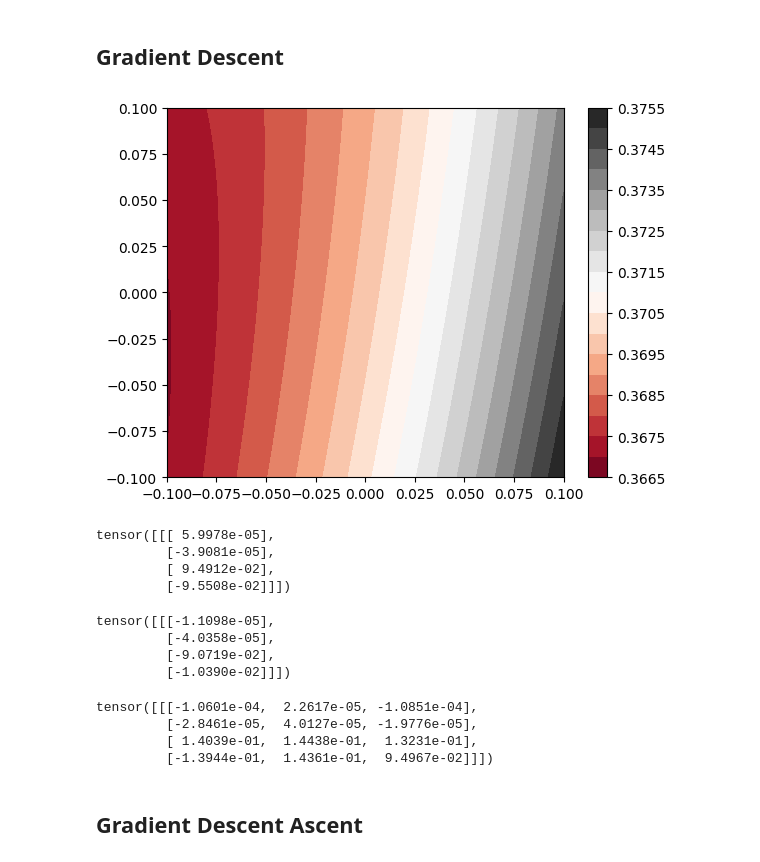
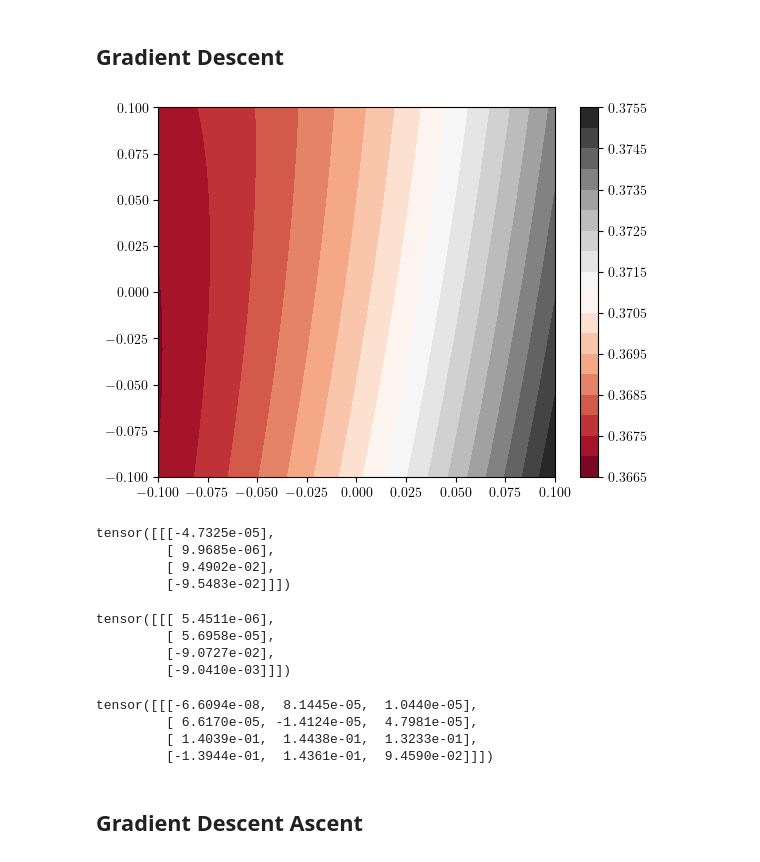
Before and after one commit to jingwei91hu/ActiveTracking, a Jupyter notebook: Autograd_Active_Tracking.ipynb, the cells around one changed output. Cells and saved outputs as stored; diff of their text form; code cells hidden in the pictures.

```diff
--- a/Autograd_Active_Tracking.ipynb
+++ b/Autograd_Active_Tracking.ipynb
@@ -40,3 +61,20 @@ range_u_t = [-0.001,0.001]
 #default is range sensor
 sensor_helper = RangeSensorTorchUtils()
 sensor_simulator = RangingSensors(zeros((4,3)))
+# %%
+points = np.array([[-5,0],[-2.5,5],[0,20],[2,23],[15,0],[12,-5],[5,0],[0,5],[-15,10]])
+xs,ys,a = trajectory_generator_2D(points,101,0)
+
+p = points[0]
+vx = 0
+vy = 0
+for i in range(100):
+    px = p[0] + vx + 0.5*a[i,0]
+    py = p[1] + vy + 0.5*a[i,1]
+    vx = vx + a[i,0]
+    vy = vy + a[i,1]
+    p =[px,py]
+    plt.plot(px,py,'go')
+
+plt.plot(xs,ys,'b--')
+plt.plot(points[:,0],points[:,1],'ro')
@@ -155,0 +264,7 @@ def estimate_mle(rs,obs,initial_guess):
+# %%
+targets = np.array([[3.,1,2,0,-1,5]]).T
+sensors = np.array([[0,0,-2,-1,0,0],[2,3,-2,0,0,0]]).T
+
+ds = DopplerSensors3D(sensors)
+FIM = fisher_information(ds.hx(targets),ds.sx(targets),ds.H(targets),ds.S(targets))
+FIM
@@ -155,0 +284,4 @@ def estimate_mle(rs,obs,initial_guess):
+# %%
+u = ((sensors-targets)/np.linalg.norm(sensors-targets,axis=0))
+
+(u[:,[0]]@u[:,[0]].T + u[:,[1]]@u[:,[1]].T)/2.3
@@ -289,45 +571,45 @@ xt = np.array([[-1.9170, -0.9756, 1,1]]).T
 # %%
 X,Y = np.mgrid[-0.1:0.105:0.005, -0.1:0.105:0.005]
 N,M = X.shape
 Z = np.zeros((N,M))
 rs = RangingSensors(xs)
 for i in range(N):
     for j in range(M):
         u = np.array([[0,0,X[i,j],Y[i,j]]]).T
-        xs_ = RangingSensors.transition(xs,zeros((4,3)))
-        xt_ = RangingSensors.transition(xt,u)
+        xs_ = RangingSensors.transition(xs,zeros(xs.shape))
+        xt_ = RangingSensors.transition_target(xt,u)
         rs.states = xs_
         Z[i,j] = crlb(rs.hx(xt_),rs.sx(xt_),rs.H(xt_)[:,:2],rs.S(xt_)[:2,:,:])
 
 plt.contourf(X, Y, Z, 20, cmap='RdGy')
 plt.colorbar()
 plt.show()
 # %% [output]
-[figure, old version]
+[figure, new version]
 # %%
-u_t,losses = greedymove(torch.tensor(xs),torch.tensor(xt),lr_t,is_target=True,maxi=True)
+u_t,losses = greedymove(torch.tensor(xs),torch.tensor(xt),lr_t,torch.zeros((1,4,4)),is_target=True,maxi=True)
 u_t
 # %% [output]
-tensor([[[ 5.9978e-05],
-         [-3.9081e-05],
-         [ 9.4912e-02],
-         [-9.5508e-02]]])
+tensor([[[-4.7325e-05],
+         [ 9.9685e-06],
+         [ 9.4902e-02],
+         [-9.5483e-02]]])
 # %%
-u_t,losses = greedymove(torch.tensor(xs),torch.tensor(xt),lr_t,is_target=True,maxi=False)
+u_t,losses = greedymove(torch.tensor(xs),torch.tensor(xt),lr_t,torch.zeros((1,2,2)),is_target=True,maxi=False)
 u_t
 # %% [output]
-tensor([[[-1.1098e-05],
-         [-4.0358e-05],
-         [-9.0719e-02],
-         [-1.0390e-02]]])
+tensor([[[ 5.4511e-06],
+         [ 5.6958e-05],
+         [-9.0727e-02],
+         [-9.0410e-03]]])
 # %%
-u_s,losses = greedymove(torch.tensor(xs),torch.tensor(xt),lr_t,is_target=False,maxi=False)
+u_s,losses = greedymove(torch.tensor(xs),torch.tensor(xt),lr_t,torch.zeros((1,4,4)),is_target=False,maxi=False)
 u_s
 # %% [output]
-tensor([[[-1.0601e-04,  2.2617e-05, -1.0851e-04],
-         [-2.8461e-05,  4.0127e-05, -1.9776e-05],
-         [ 1.4039e-01,  1.4438e-01,  1.3231e-01],
-         [-1.3944e-01,  1.4361e-01,  9.4967e-02]]])
+tensor([[[-6.6094e-08,  8.1445e-05,  1.0440e-05],
+         [ 6.6170e-05, -1.4124e-05,  4.7981e-05],
+         [ 1.4039e-01,  1.4438e-01,  1.3233e-01],
+         [-1.3944e-01,  1.4361e-01,  9.4590e-02]]])
 # %% [markdown]
 ## Gradient Descent Ascent
 # %%
```
Also changed, not shown: parts of 148 cells of this notebook, 9 other files.
